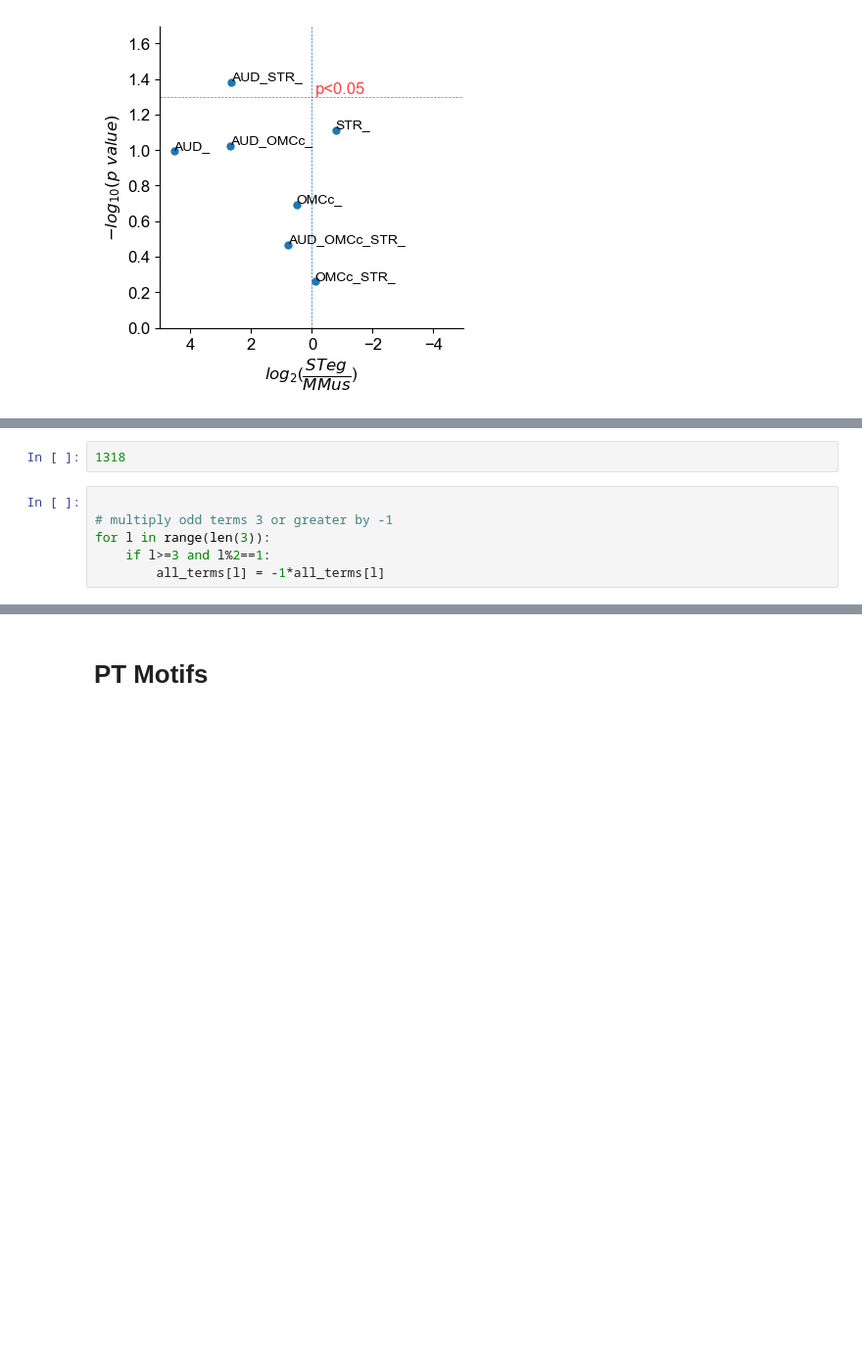
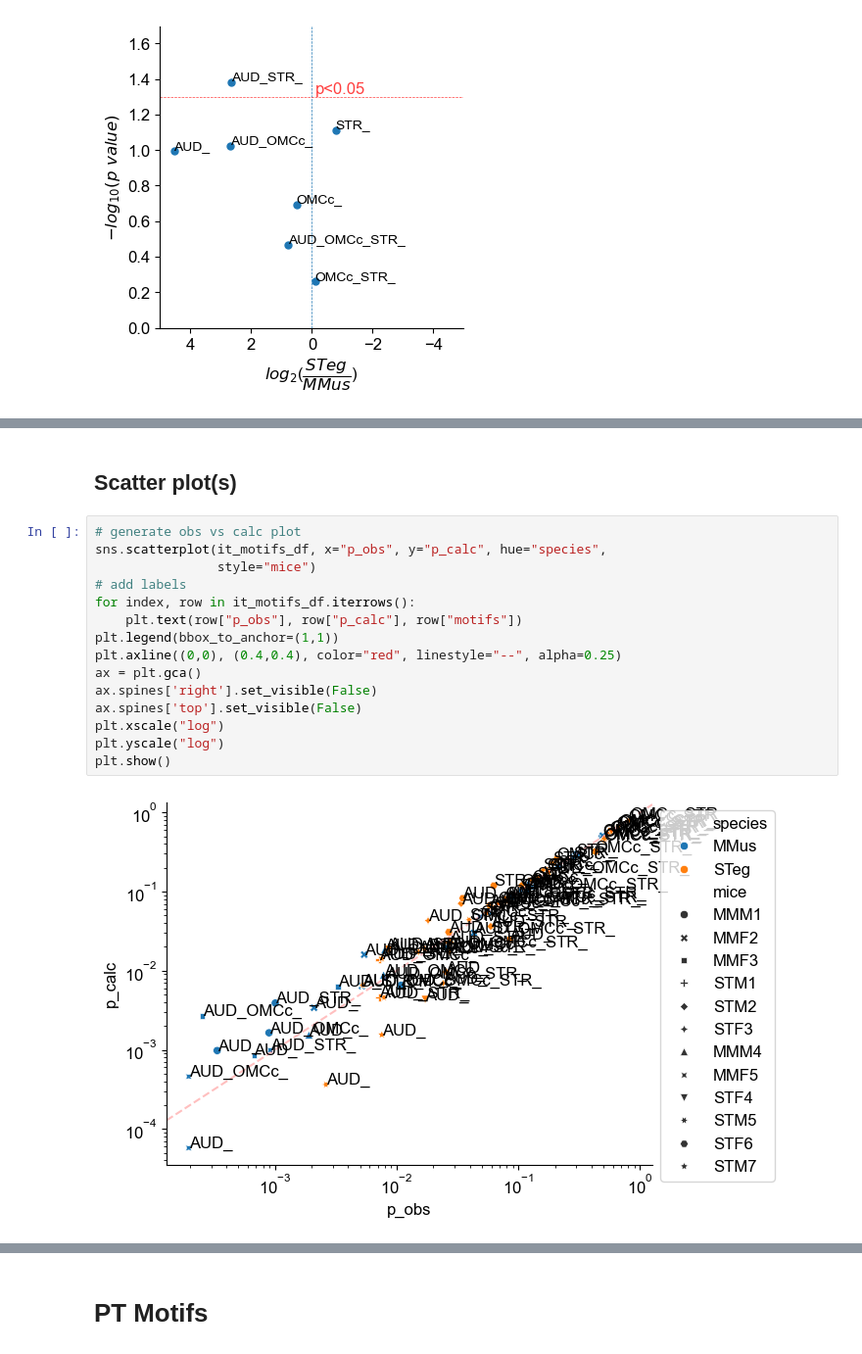
Before and after one commit to eisko/MAPseq_analysis, a Jupyter notebook: motifs_240715.ipynb, the cells around one changed output, grey strips where cells are left out. Shown at 98% size. Drawn from its saved outputs; the diff is of its cells as text; blank space fills up the shorter version.

Commit message:
individual motifs

```diff
--- a/motifs_240715.ipynb
+++ b/motifs_240715.ipynb
@@ -227,8 +170,19 @@ n_total
-# %%
-1318
-# %%
-
-# multiply odd terms 3 or greater by -1
-for l in range(len(3)):
-    if l>=3 and l%2==1:
-        all_terms[l] = -1*all_terms[l]
+# %% [markdown]
+## Scatter plot(s)
+# %%
+# generate obs vs calc plot
+sns.scatterplot(it_motifs_df, x="p_obs", y="p_calc", hue="species",
+                style="mice")
+# add labels
+for index, row in it_motifs_df.iterrows():
+    plt.text(row["p_obs"], row["p_calc"], row["motifs"])
+plt.legend(bbox_to_anchor=(1,1))
+plt.axline((0,0), (0.4,0.4), color="red", linestyle="--", alpha=0.25)
+ax = plt.gca()
+ax.spines['right'].set_visible(False)
+ax.spines['top'].set_visible(False)
+plt.xscale("log")
+plt.yscale("log")
+plt.show()
+# %% [output]
+[figure, added]
```
Also changed, not shown: parts of 39 cells of this notebook, 2 other files.
